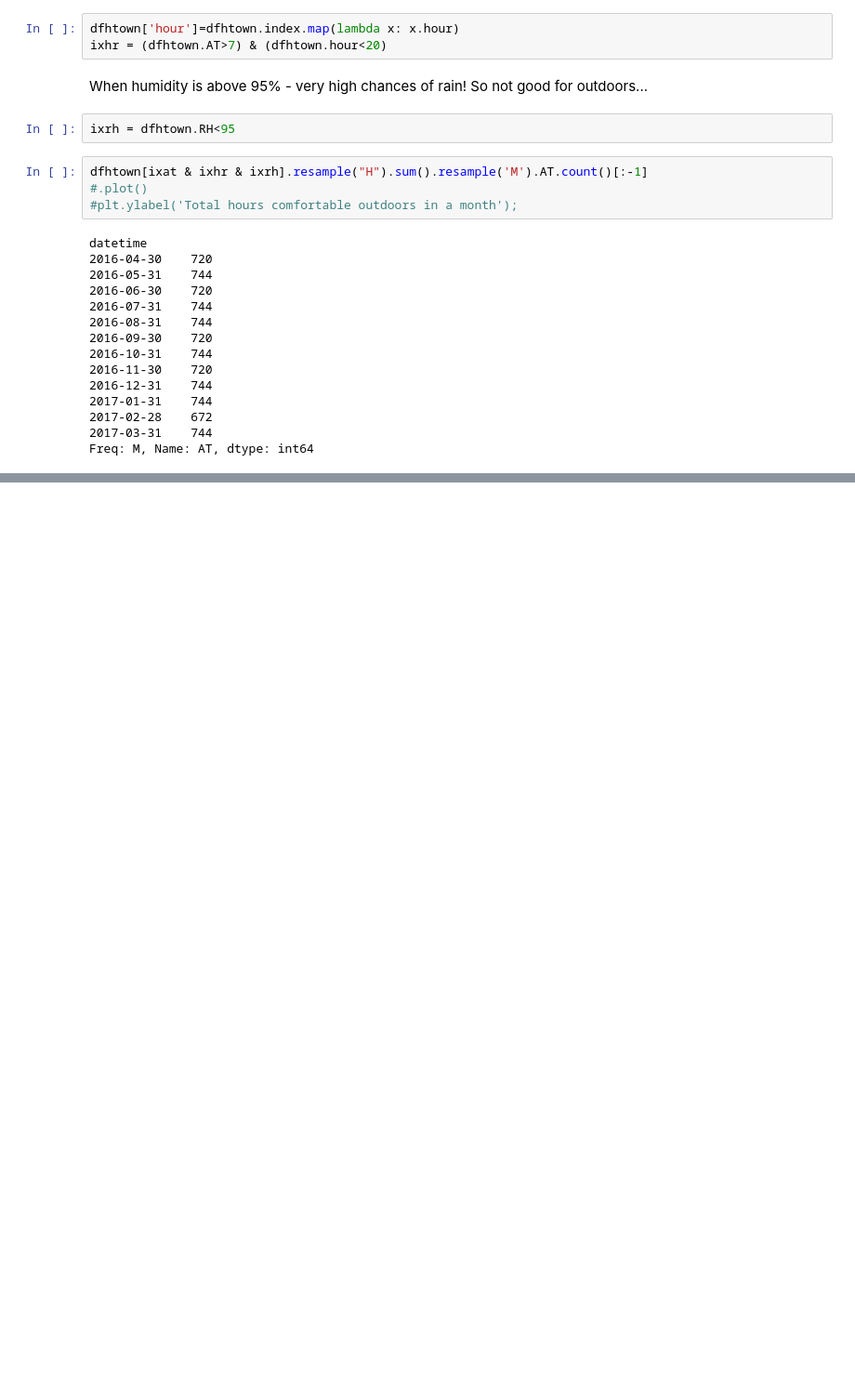
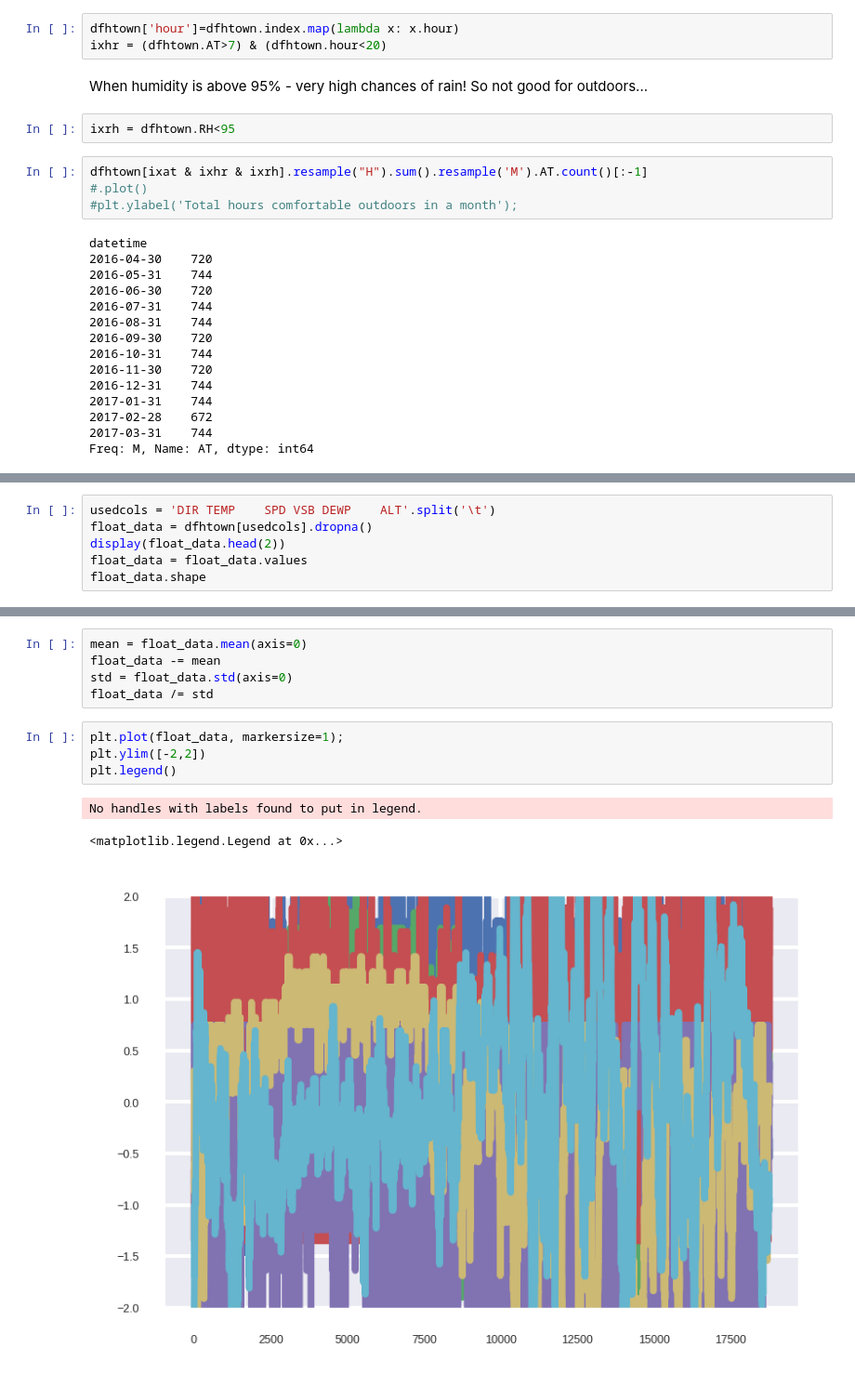
Before and after one commit to den-run-ai/deepweather, a Jupyter notebook: deep_weather.ipynb, the cells around one changed output, grey strips where cells are left out. Shown at 93% size. Drawn from its saved outputs; the diff is of its cells as text; blank space fills up the shorter version.

```diff
--- a/deep_weather.ipynb
+++ b/deep_weather.ipynb
@@ -289,0 +306,6 @@ We preprocess the data by subtracting the mean of each timeseries and dividing b
+# %%
+usedcols = 'DIR	TEMP	SPD	VSB	DEWP	ALT'.split('\t')
+float_data = dfhtown[usedcols].dropna()
+display(float_data.head(2))
+float_data = float_data.values
+float_data.shape
@@ -289,0 +318,13 @@ We preprocess the data by subtracting the mean of each timeseries and dividing b
+# %%
+mean = float_data.mean(axis=0)
+float_data -= mean
+std = float_data.std(axis=0)
+float_data /= std
+# %%
+plt.plot(float_data, markersize=1);
+plt.ylim([-2,2])
+plt.legend()
+# %% [output]
+No handles with labels found to put in legend.
+<matplotlib.legend.Legend at 0x...>
+[figure, added]
```
Also changed, not shown: parts of 26 cells of this notebook.
